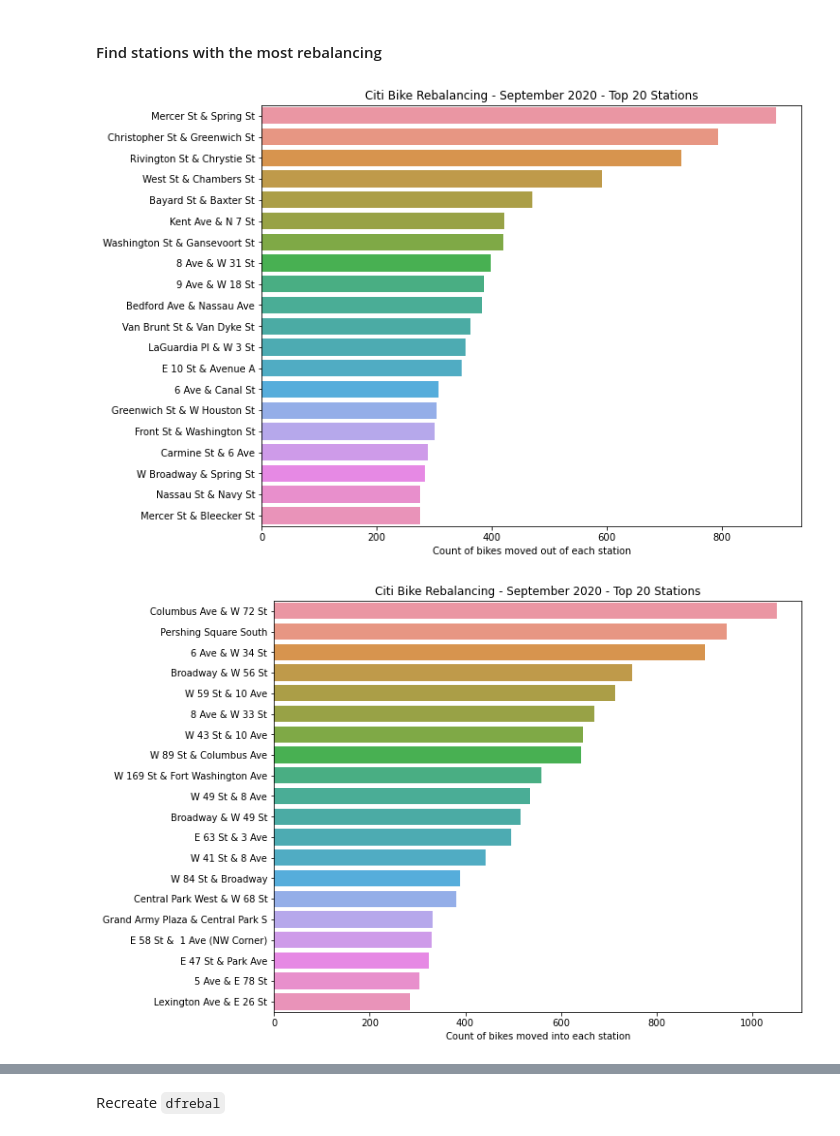
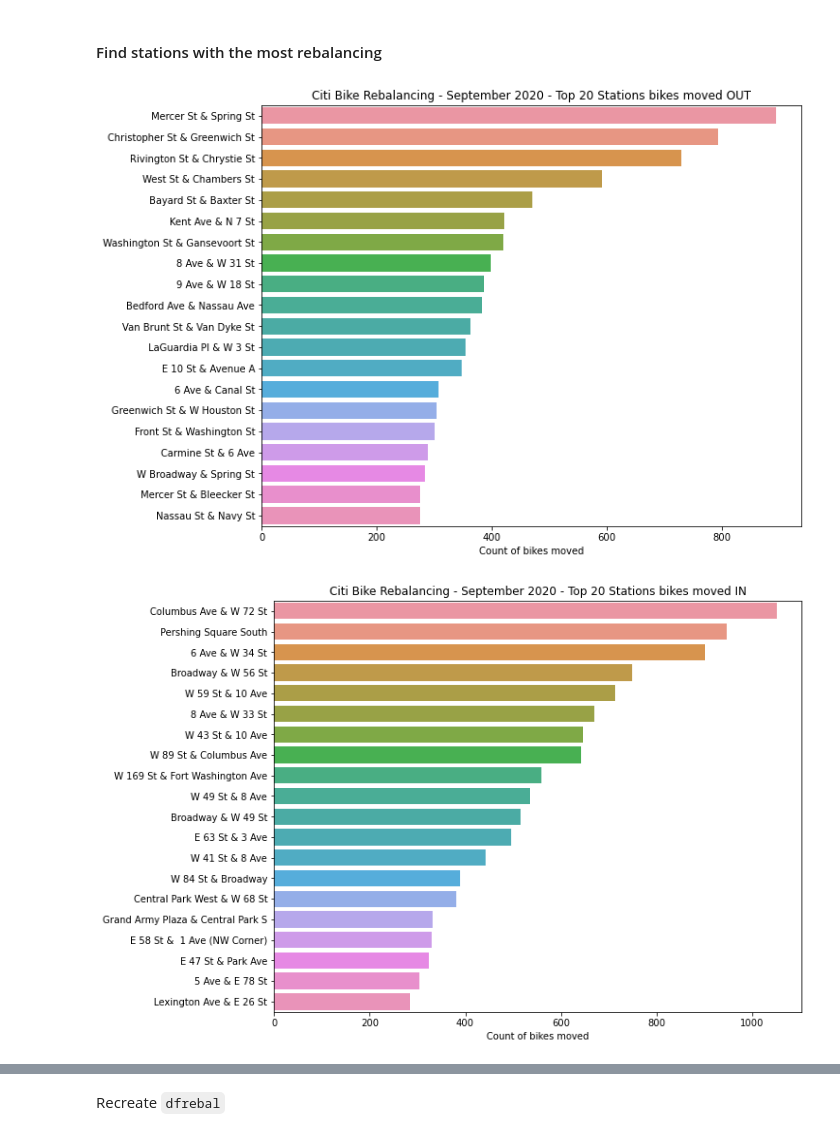
Before and after one commit to ckran/bikeshare, a Jupyter notebook: rebalancing.ipynb, the cells around one changed output, grey strips where cells are left out. Cells and saved outputs as stored; diff of their text form; code cells hidden in the pictures.

```diff
--- a/rebalancing.ipynb
+++ b/rebalancing.ipynb
@@ -173,20 +180,20 @@ dfrebal.rename(columns =
 rebalout = dfrebal['start station name'].astype('str').value_counts()[:20]
 # %%
 plt.figure(figsize=(10,8))
-plt.title('Citi Bike Rebalancing - September 2020 - Top 20 Stations'  )
-plt.xlabel('Count of bikes moved out of each station')
+plt.title('Citi Bike Rebalancing - September 2020 - Top 20 Stations bikes moved OUT'  )
+plt.xlabel('Count of bikes moved')
 sns.barplot( x=rebalout.values, y=rebalout.index,  orient="h" ) ;
 # %% [output]
-[figure, old version]
+[figure, new version]
 # %%
 rebalin = dfrebal['end station name'].value_counts()[:20]
 # %%
 plt.figure(figsize=(10,8))
-plt.title('Citi Bike Rebalancing - September 2020 - Top 20 Stations'  )
-plt.xlabel('Count of bikes moved into each station')
+plt.title('Citi Bike Rebalancing - September 2020 - Top 20 Stations bikes moved IN'  )
+plt.xlabel('Count of bikes moved')
 sns.barplot( x=rebalin.values , y=rebalin.index,  orient="h"  ) ;
 # %% [output]
-[figure, old version]
+[figure, new version]
 # %% [markdown]
 ### Rebalancing by Neighborhood
 Read parquet file augmented with boro, neighboorhood and zip code for each station.
```
Also changed, not shown: parts of 8 cells of this notebook.
